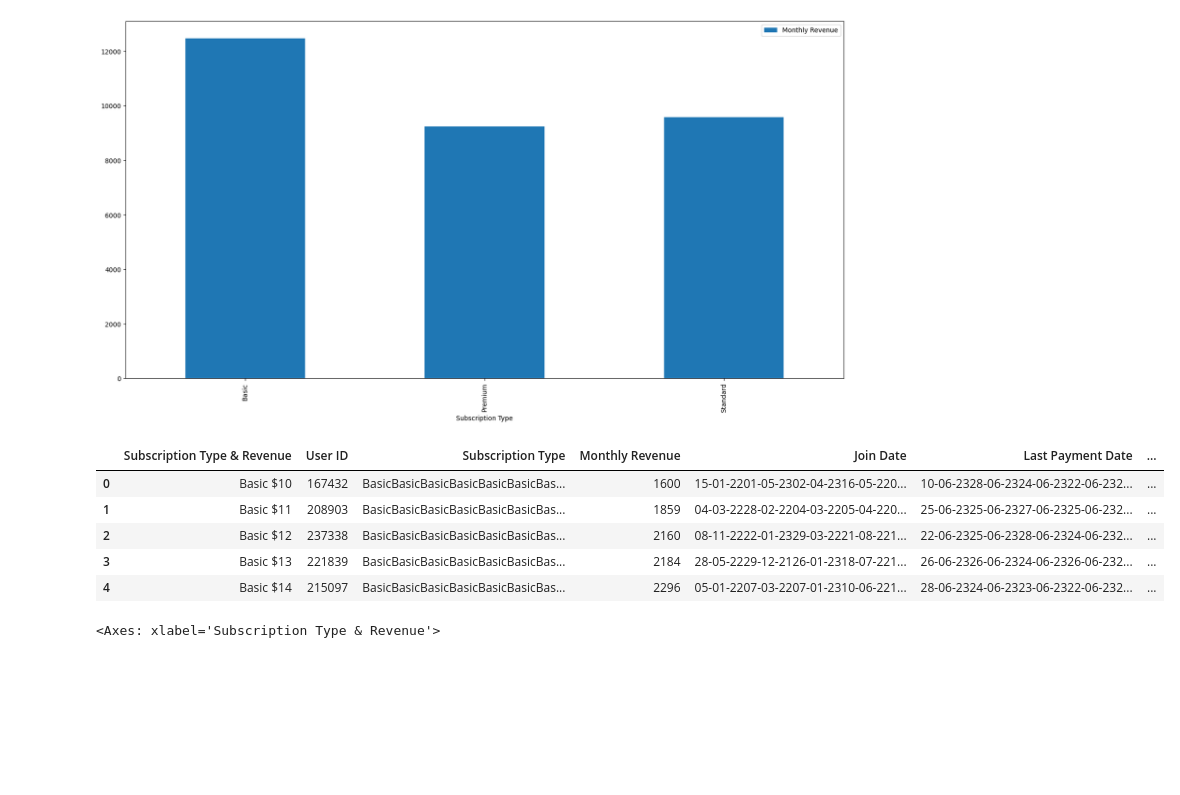
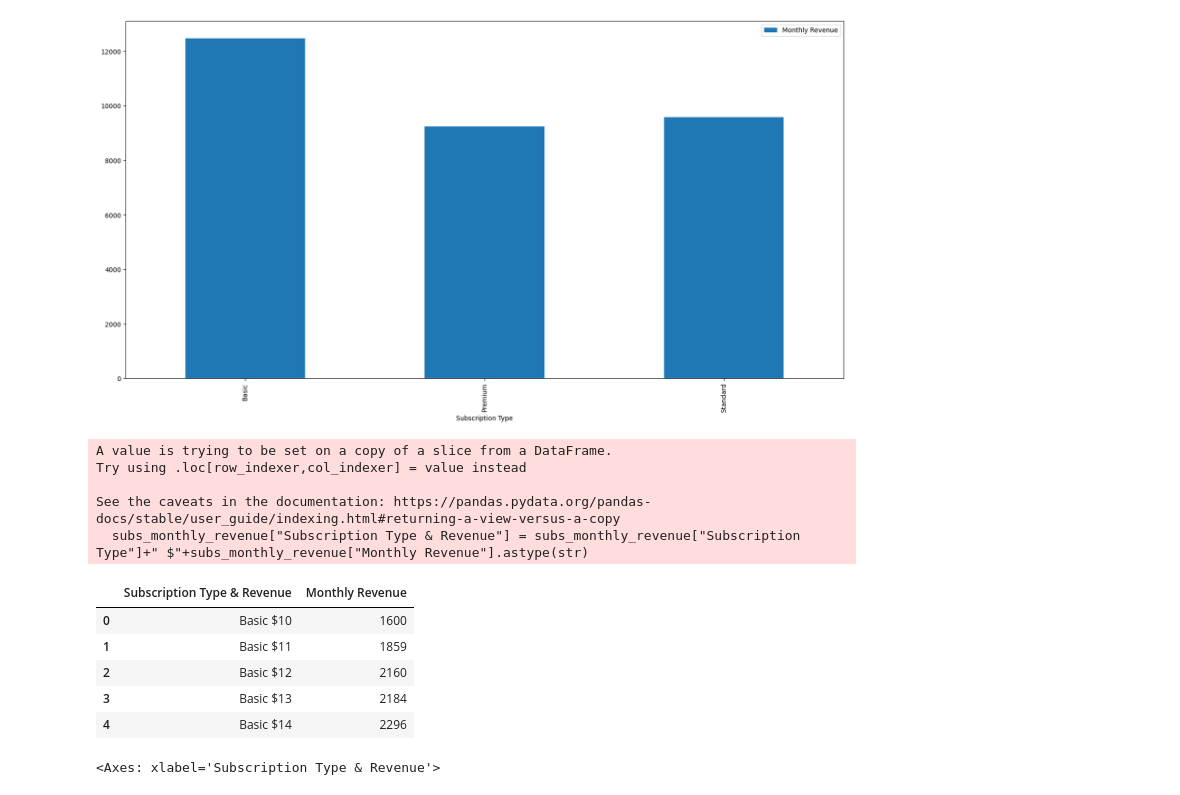
Before and after one commit to wbb-67/Netflix-TV-Shows-Movies, a Jupyter notebook: netflix-userbase-data-insights.ipynb, the cells around one changed output. Cells and saved outputs as stored; diff of their text form; code cells hidden in the pictures; blank space fills up the shorter version.

```diff
--- a/netflix-userbase-data-insights.ipynb
+++ b/netflix-userbase-data-insights.ipynb
@@ -84,19 +84,24 @@ plot_monthly_revenue = subs_revenue.plot.bar(x='Subscription Type', y='Monthly R
 # %% [output]
 [figure]
 # %%
-subs_monthly_revenue = df
+subs_monthly_revenue = df[["Monthly Revenue","Subscription Type"]]
 subs_monthly_revenue["Subscription Type & Revenue"] = subs_monthly_revenue["Subscription Type"]+" $"+subs_monthly_revenue["Monthly Revenue"].astype(str)
-subs_monthly_revenue = subs_monthly_revenue.groupby(['Subscription Type & Revenue']).sum().reset_index()
-#subs_monthly_revenue['Monthly Revenue'] = "$"+subs_monthly_revenue['Monthly Revenue'].astype(str)
+subs_monthly_revenue = subs_monthly_revenue.groupby(['Subscription Type & Revenue']).sum().reset_index().drop(columns=['Subscription Type'])
+#subs_monthly_revenue.drop(columns=['Subscription Type'])
 subs_monthly_revenue.sort_values("Monthly Revenue",ascending=True)[['Subscription Type & Revenue','Monthly Revenue']].plot.bar
 subs_monthly_revenue.head()
 # %% [output]
+A value is trying to be set on a copy of a slice from a DataFrame.
+Try using .loc[row_indexer,col_indexer] = value instead
+
+See the caveats in the documentation: https://pandas.pydata.org/pandas-docs/stable/user_guide/indexing.html#returning-a-view-versus-a-copy
+  subs_monthly_revenue["Subscription Type & Revenue"] = subs_monthly_revenue["Subscription Type"]+" $"+subs_monthly_revenue["Monthly Revenue"].astype(str)
-|  | Subscription Type & Revenue | User ID | Subscription Type | Monthly Revenue | Join Date | Last Payment Date | ... |
-| 0 | Basic $10 | 167432 | BasicBasicBasicBasicBasicBasicBas... | 1600 | 15-01-2201-05-2302-04-2316-05-220... | 10-06-2328-06-2324-06-2322-06-232... | ... |
-| 1 | Basic $11 | 208903 | BasicBasicBasicBasicBasicBasicBas... | 1859 | 04-03-2228-02-2204-03-2205-04-220... | 25-06-2325-06-2327-06-2325-06-232... | ... |
-| 2 | Basic $12 | 237338 | BasicBasicBasicBasicBasicBasicBas... | 2160 | 08-11-2222-01-2329-03-2221-08-221... | 22-06-2325-06-2328-06-2324-06-232... | ... |
-| 3 | Basic $13 | 221839 | BasicBasicBasicBasicBasicBasicBas... | 2184 | 28-05-2229-12-2126-01-2318-07-221... | 26-06-2326-06-2324-06-2326-06-232... | ... |
-| 4 | Basic $14 | 215097 | BasicBasicBasicBasicBasicBasicBas... | 2296 | 05-01-2207-03-2207-01-2310-06-221... | 28-06-2324-06-2323-06-2322-06-232... | ... |
+|  | Subscription Type & Revenue | Monthly Revenue |
+| 0 | Basic $10 | 1600 |
+| 1 | Basic $11 | 1859 |
+| 2 | Basic $12 | 2160 |
+| 3 | Basic $13 | 2184 |
+| 4 | Basic $14 | 2296 |
 # %%
 subs_monthly_revenue.sort_values("Monthly Revenue",ascending=False).plot.bar(x='Subscription Type & Revenue', y='Monthly Revenue', color ='maroon', figsize=(20, 10), rot=90)
 # %% [output]
```
